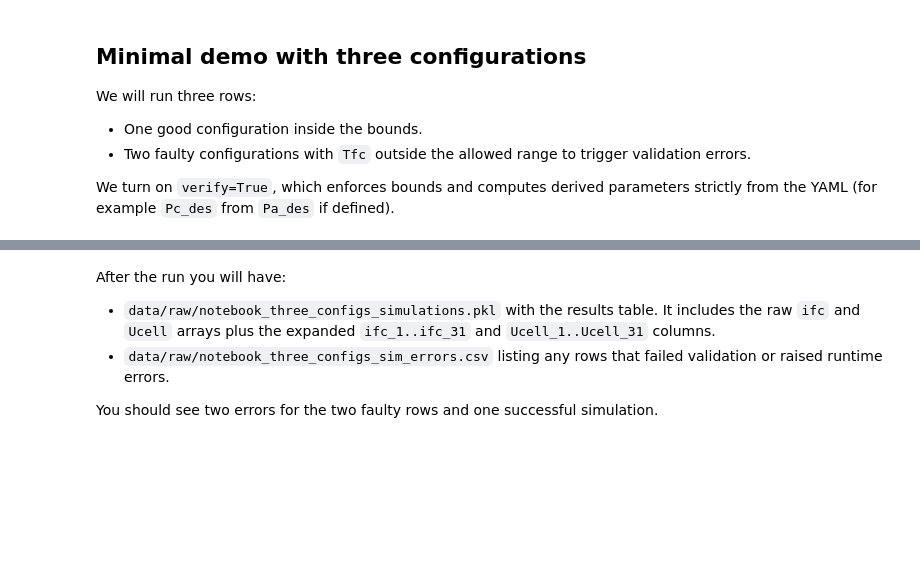
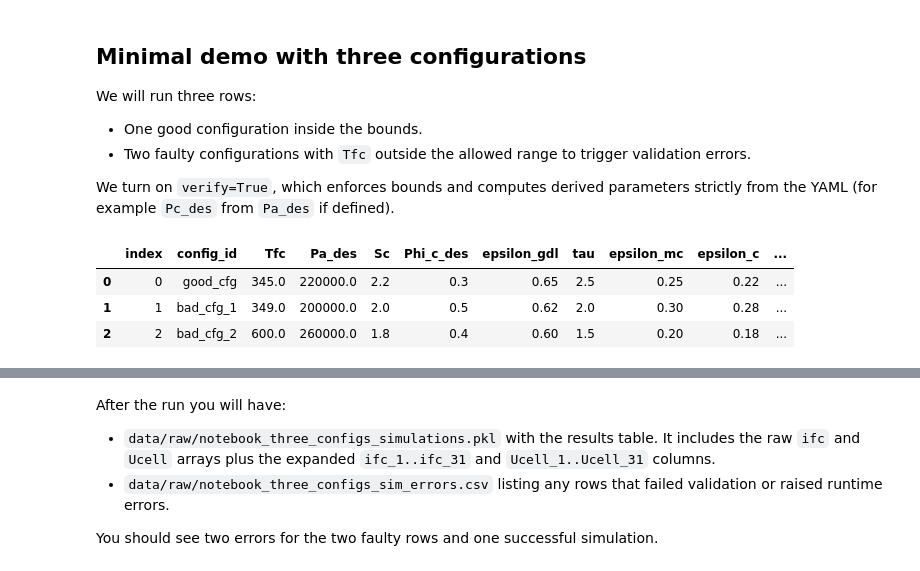
Before and after one commit to nathaly-vergel/Official-Sensitivity-Analysis-and-Surrogate-Modeling-of-PEM-Fuel-Cells, a Jupyter notebook: notebooks/01_AlphaPEM_simulation_guide.ipynb, the cells around one changed output, grey strips where cells are left out. Cells and saved outputs as stored; diff of their text form; code cells hidden in the pictures; blank space fills up the shorter version.

```diff
--- a/notebooks/01_AlphaPEM_simulation_guide.ipynb
+++ b/notebooks/01_AlphaPEM_simulation_guide.ipynb
@@ -256,40 +276,45 @@ df_configs = pd.DataFrame([
     },
     {
         "config_id": "bad_cfg_1",
-        "Tfc": 300.0,  # out of bounds to show error
+        "Tfc": 349.0,
         "Pa_des": 200000.0,
         "Sc": 2.0,
         "Phi_c_des": 0.5,
         "epsilon_gdl": 0.62,
         "tau": 2.0,
         "epsilon_mc": 0.30,
         "epsilon_c": 0.28,
-        "e": 5,
+        "e": 4.28,            # incorrect datatype
         "Re": 1.0e-6,
         "i0_c_ref": 20.0,
         "kappa_co": 30.0,
         "kappa_c": 0.9
     },
     {
         "config_id": "bad_cfg_2",
         "Tfc": 600.0,  # out of bounds to show error
         "Pa_des": 260000.0,
         "Sc": 1.8,
         "Phi_c_des": 0.4,
         "epsilon_gdl": 0.60,
         "tau": 1.5,
         "epsilon_mc": 0.20,
         "epsilon_c": 0.18,
         "e": 3,
         "Re": 5.0e-7,
         "i0_c_ref": 5.0,
         "kappa_co": 18.0,
         "kappa_c": 0.7
     },
 ])
 
 df_configs.insert(0, "index", range(len(df_configs)))
 df_configs
+# %% [output]
+|  | index | config_id | Tfc | Pa_des | Sc | Phi_c_des | epsilon_gdl | tau | epsilon_mc | epsilon_c | ... |
+| 0 | 0 | good_cfg | 345.0 | 220000.0 | 2.2 | 0.3 | 0.65 | 2.5 | 0.25 | 0.22 | ... |
+| 1 | 1 | bad_cfg_1 | 349.0 | 200000.0 | 2.0 | 0.5 | 0.62 | 2.0 | 0.30 | 0.28 | ... |
+| 2 | 2 | bad_cfg_2 | 600.0 | 260000.0 | 1.8 | 0.4 | 0.60 | 1.5 | 0.20 | 0.18 | ... |
 # %%
 results_df = run_alphapem_from_df(
     df_configs,
```
Also changed, not shown: parts of 18 cells of this notebook, 7 other files.
